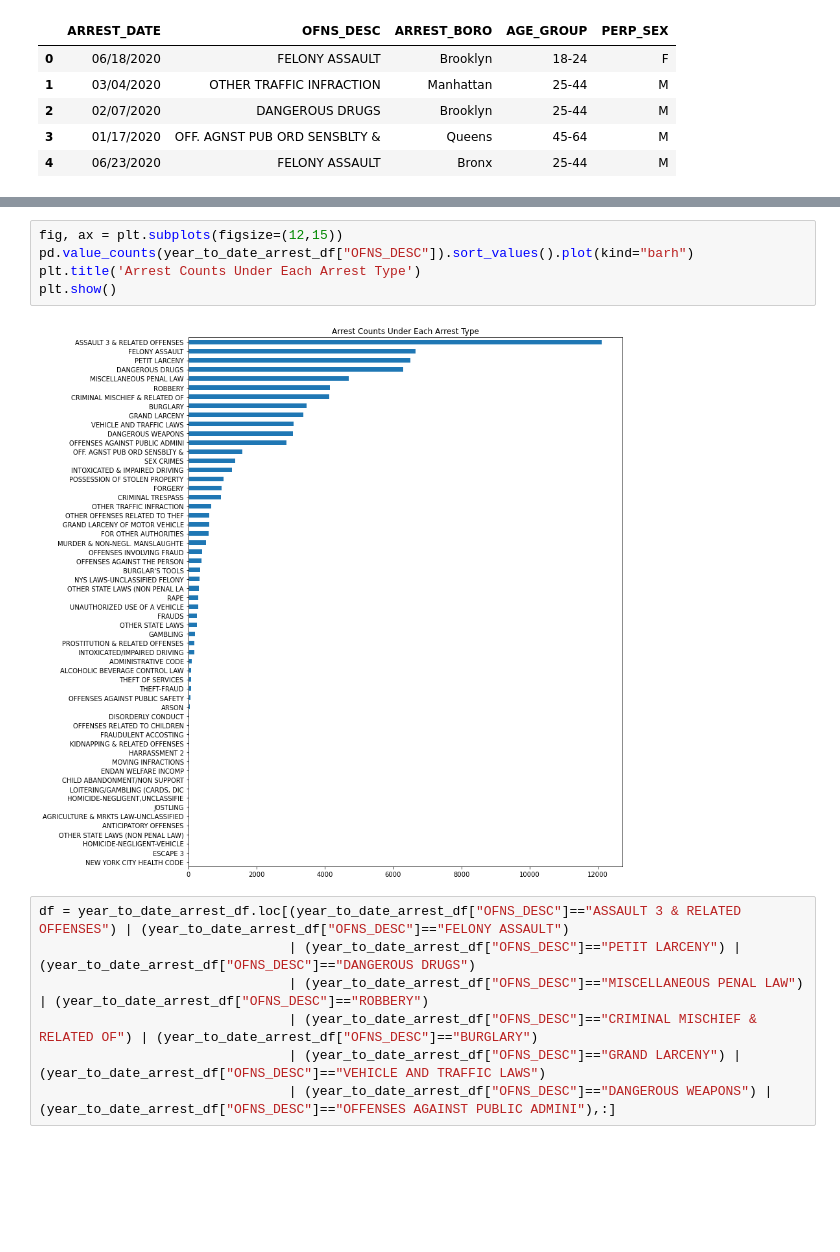
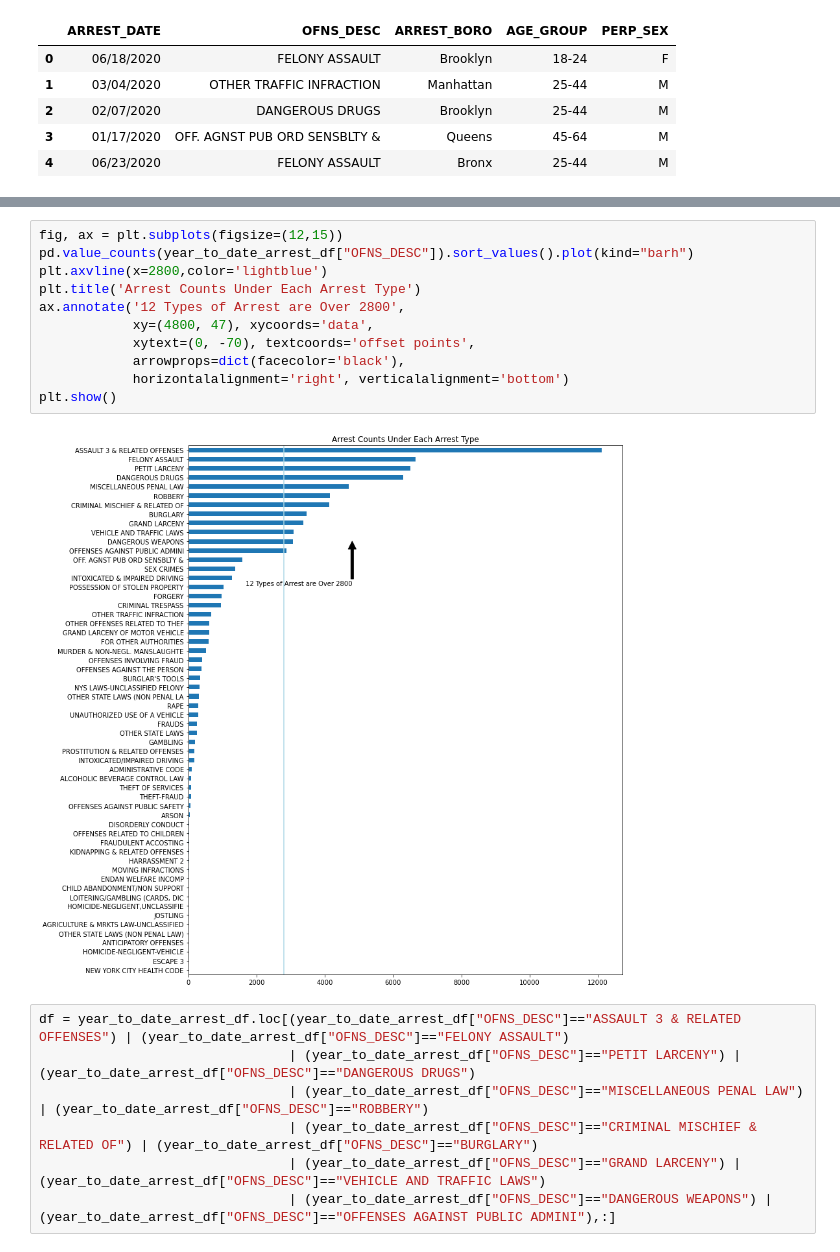
Before and after one commit to cesar3963/Covid-Vs-NYPD-Crime-, a Jupyter notebook: main.ipynb, the cells around one changed output, grey strips where cells are left out. Drawn from its saved outputs; the diff is of its cells as text; blank space fills up the shorter version.

```diff
--- a/main.ipynb
+++ b/main.ipynb
@@ -61,10 +84,16 @@ plt.show()
 # %%
 fig, ax = plt.subplots(figsize=(12,15))
 pd.value_counts(year_to_date_arrest_df["OFNS_DESC"]).sort_values().plot(kind="barh")
+plt.axvline(x=2800,color='lightblue')
 plt.title('Arrest Counts Under Each Arrest Type')
+ax.annotate('12 Types of Arrest are Over 2800',
+            xy=(4800, 47), xycoords='data',
+            xytext=(0, -70), textcoords='offset points',
+            arrowprops=dict(facecolor='black'),
+            horizontalalignment='right', verticalalignment='bottom')
 plt.show()
 # %% [output]
-[figure, old version]
+[figure, new version]
 # %%
 df = year_to_date_arrest_df.loc[(year_to_date_arrest_df["OFNS_DESC"]=="ASSAULT 3 & RELATED OFFENSES") | (year_to_date_arrest_df["OFNS_DESC"]=="FELONY ASSAULT")
                                 | (year_to_date_arrest_df["OFNS_DESC"]=="PETIT LARCENY") | (year_to_date_arrest_df["OFNS_DESC"]=="DANGEROUS DRUGS")
```
Also changed, not shown: parts of 13 cells of this notebook.
